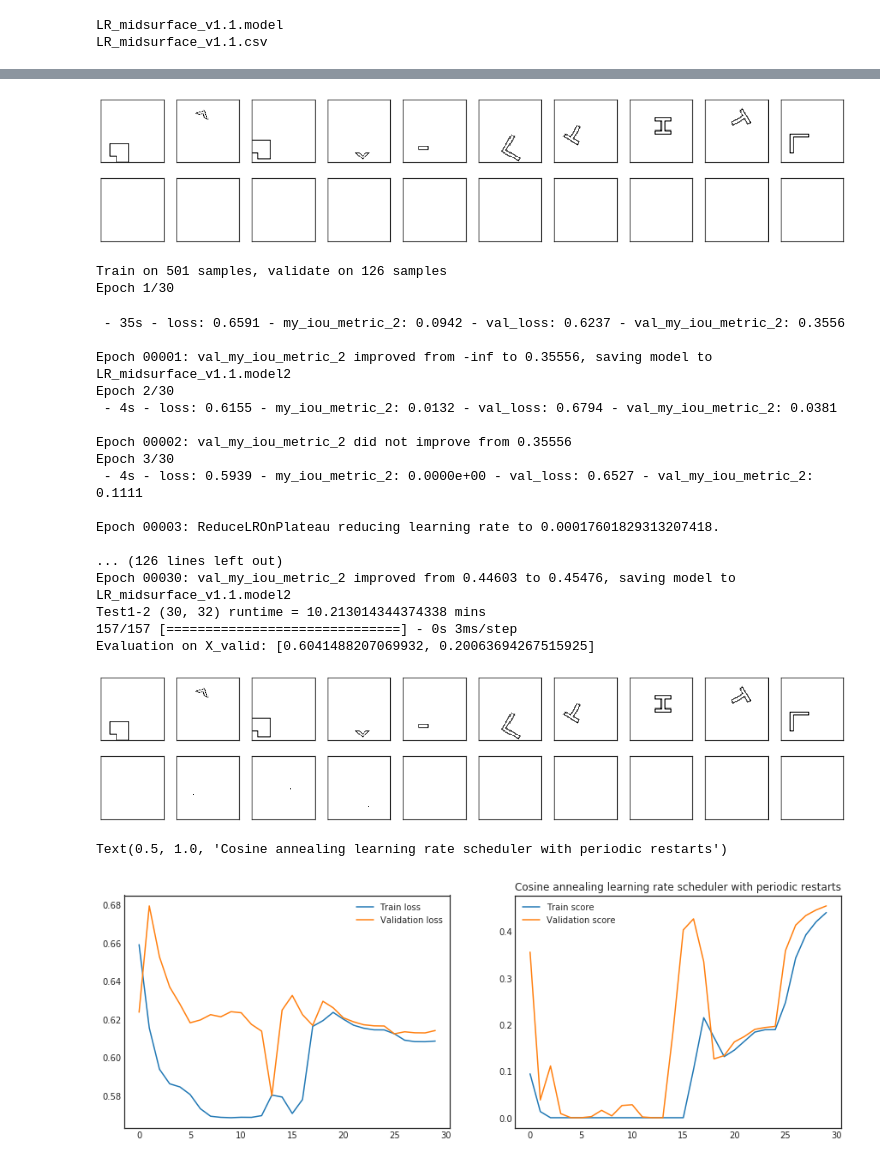
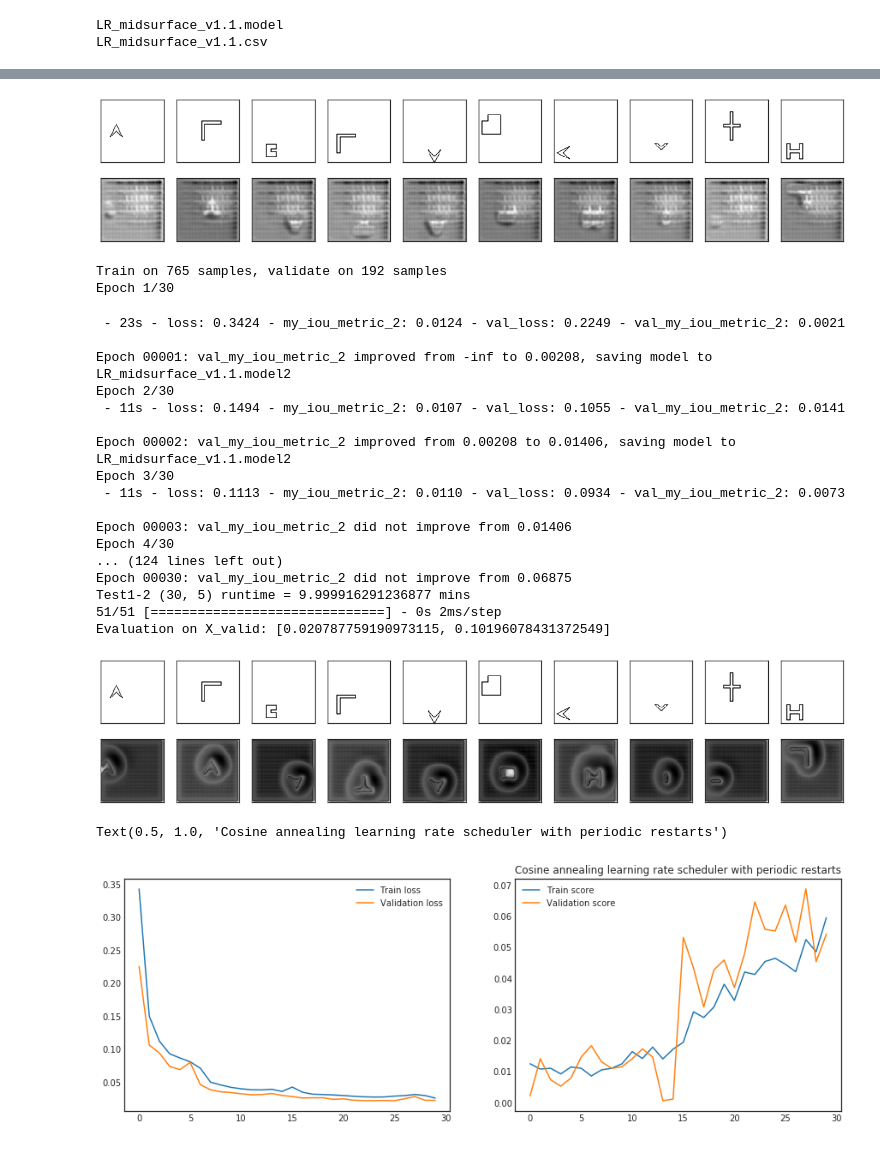
Before and after one commit to praveentn/MidcurveNN, a Jupyter notebook: sgd_callback_1.ipynb, the cells around one changed output, grey strips where cells are left out. Drawn from its saved outputs; the diff is of its cells as text; code cells hidden in the pictures.

```diff
--- a/sgd_callback_1.ipynb
+++ b/sgd_callback_1.ipynb
@@ -132,7 +132,7 @@ def get_training_data(datafolder=input_data_folder):
 # %%
 profile_pngs_objs = ()
 midcurve_pngs_objs = ()
-shapes = ["CapI", "Iuvw", "Luvw", "Plus", "SqLu", "Tuvw", "Vuvw"]
+shapes = ["CapI", "InvV", "Iuvw", "Luvw", "Plus", "Sm_n", "SqLu", "Tuvw", "Vuvw", ]
 
 for shape in shapes:
     print(shape)
@@ -196,7 +200,7 @@ def get_train_test_split(profile_pngs_gray_objs, midcurve_pngs_gray_objs, encodi
     y_test = midcurve_pngs_objs[train_size:]
     '''
     x_train, x_test, y_train, y_test = train_test_split(profile_pngs_objs, midcurve_pngs_objs,
-                                                        test_size=0.2, random_state=37)
+                                                        test_size=0.05, random_state=37)
     return x_train, x_test, y_train, y_test
 # %%
 x_train, x_test, y_train, y_test = get_train_test_split(profile_pngs_objs, midcurve_pngs_objs)
@@ -887,9 +913,9 @@ Epoch 30/30
 encoded_imgs = model.predict(x_val)
 decoded_imgs = model.predict(encoded_imgs)
 
-plot_results(x_test, decoded_imgs)
+plot_results(x_val, decoded_imgs)
 # %% [output]
-[figure, old version]
+[figure, new version]
 # %%
 # Test1-2: continue with Lovasz Loss
 mt1 = time.time()
@@ -904,7 +930,7 @@ model_checkpoint = ModelCheckpoint(save_model_name,monitor='val_my_iou_metric_2'
                                    mode = 'max', save_best_only=True, verbose=1)
 reduce_lr = ReduceLROnPlateau(monitor='val_my_iou_metric_2', mode = 'max',factor=0.5, patience=2, min_lr=0.00001, verbose=1)
 epochs = 30
-batch_size = 32
+batch_size = 5
 epoch_size = len(x_trn)
 lr=0.001
 schedule = SGDRScheduler(min_lr=1e-5,
@@ -925,32 +951,32 @@ mt2 = time.time()
 print(f"Test1-2 {epochs,batch_size} runtime = {(mt2-mt1)/60} mins")
 print("Evaluation on X_valid:", model.evaluate(x_valid, y_valid))
 # %% [output]
-Train on 501 samples, validate on 126 samples
+Train on 765 samples, validate on 192 samples
 Epoch 1/30
- - 35s - loss: 0.6591 - my_iou_metric_2: 0.0942 - val_loss: 0.6237 - val_my_iou_metric_2: 0.3556
+ - 23s - loss: 0.3424 - my_iou_metric_2: 0.0124 - val_loss: 0.2249 - val_my_iou_metric_2: 0.0021
 
-Epoch 00001: val_my_iou_metric_2 improved from -inf to 0.35556, saving model to LR_midsurface_v1.1.model2
+Epoch 00001: val_my_iou_metric_2 improved from -inf to 0.00208, saving model to LR_midsurface_v1.1.model2
 Epoch 2/30
- - 4s - loss: 0.6155 - my_iou_metric_2: 0.0132 - val_loss: 0.6794 - val_my_iou_metric_2: 0.0381
+ - 11s - loss: 0.1494 - my_iou_metric_2: 0.0107 - val_loss: 0.1055 - val_my_iou_metric_2: 0.0141
 
-Epoch 00002: val_my_iou_metric_2 did not improve from 0.35556
+Epoch 00002: val_my_iou_metric_2 improved from 0.00208 to 0.01406, saving model to LR_midsurface_v1.1.model2
 Epoch 3/30
- - 4s - loss: 0.5939 - my_iou_metric_2: 0.0000e+00 - val_loss: 0.6527 - val_my_iou_metric_2: 0.1111
+ - 11s - loss: 0.1113 - my_iou_metric_2: 0.0110 - val_loss: 0.0934 - val_my_iou_metric_2: 0.0073
 
-Epoch 00003: ReduceLROnPlateau reducing learning rate to 0.00017601829313207418.
-
-... (126 lines left out)
-Epoch 00030: val_my_iou_metric_2 improved from 0.44603 to 0.45476, saving model to LR_midsurface_v1.1.model2
-Test1-2 (30, 32) runtime = 10.213014344374338 mins
-157/157 [==============================] - 0s 3ms/step
-Evaluation on X_valid: [0.6041488207069932, 0.20063694267515925]
+Epoch 00003: val_my_iou_metric_2 did not improve from 0.01406
+Epoch 4/30
+... (124 lines left out)
+Epoch 00030: val_my_iou_metric_2 did not improve from 0.06875
+Test1-2 (30, 5) runtime = 9.999916291236877 mins
+51/51 [==============================] - 0s 2ms/step
+Evaluation on X_valid: [0.020787759190973115, 0.10196078431372549]
 # %%
 encoded_imgs = model.predict(x_val)
 decoded_imgs = model.predict(encoded_imgs)
 
-plot_results(x_test, decoded_imgs)
+plot_results(x_val, decoded_imgs)
 # %% [output]
-[figure, old version]
+[figure, new version]
 # %%
 #Test1-2 Performance
 fig, (ax_loss, ax_score) = plt.subplots(1, 2, figsize=(15,5))
@@ -964,7 +990,7 @@ ax_score.legend()
 plt.title('Cosine annealing learning rate scheduler with periodic restarts')
 # %% [output]
 Text(0.5, 1.0, 'Cosine annealing learning rate scheduler with periodic restarts')
-[figure, old version]
+[figure, new version]
 # %%
 # Test2-1 -- ResUnet with binary_crossentropy loss
 # Without cosine annealing learning rate scheduler with periodic restarts
```
Also changed, not shown: parts of 19 cells of this notebook.
